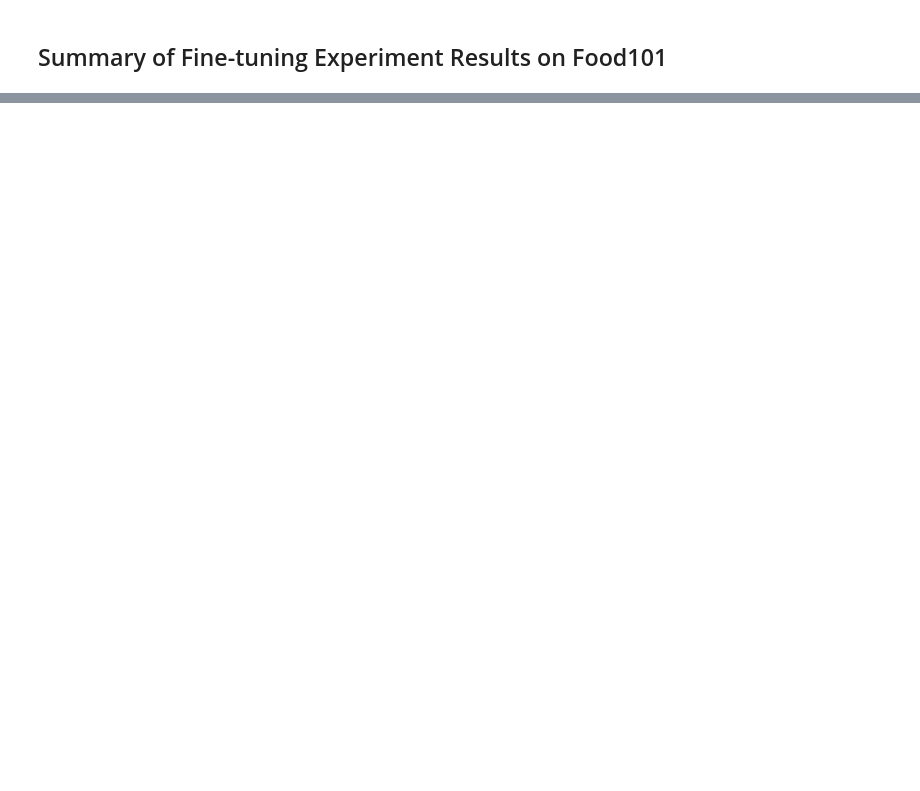
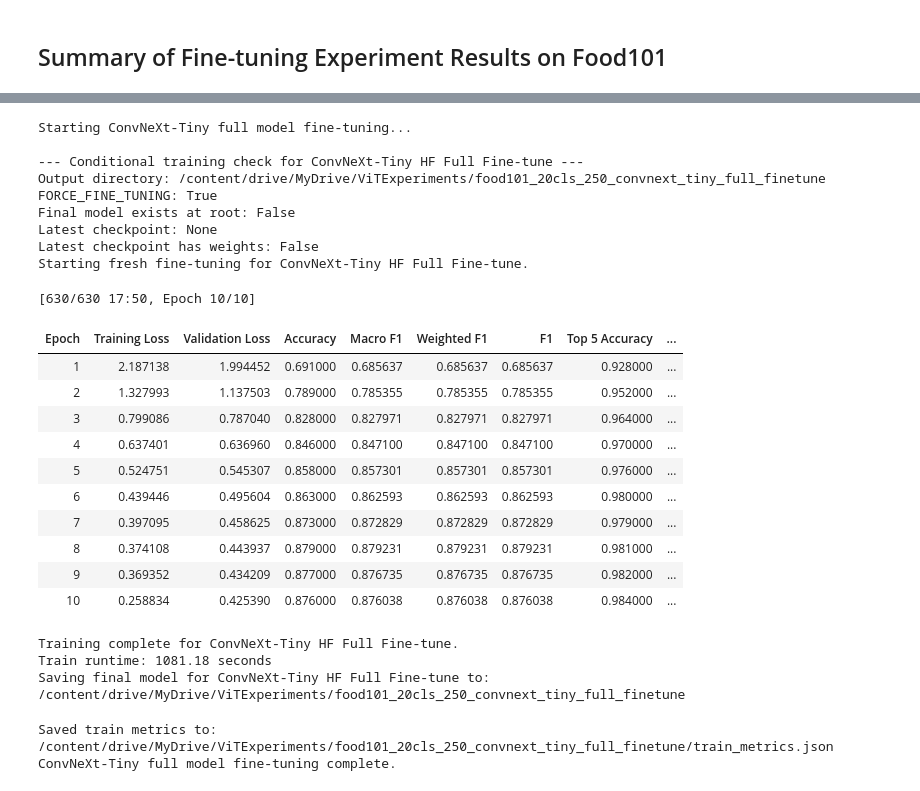
Before and after one commit to kasrasa/ViT-VLM-experiments, a Jupyter notebook: ViT_test.ipynb, the cells around one changed output, grey strips where cells are left out. Cells and saved outputs as stored; diff of their text form; code cells hidden in the pictures; blank space fills up the shorter version.

```diff
--- a/ViT_test.ipynb
+++ b/ViT_test.ipynb
@@ -1422,0 +2293,70 @@ display(results_df.round(4))
+# %%
+from transformers import TrainingArguments, Trainer
+
+# Define TrainingArguments for ConvNeXt-Tiny full fine-tuning
+training_args_convnext_hf = TrainingArguments(
+    output_dir="/content/drive/MyDrive/ViTExperiments/food101_20cls_250_convnext_tiny_full_finetune",
+    remove_unused_columns=False,
+    eval_strategy="epoch",
+    save_strategy="epoch",
+    learning_rate=1e-4,
+    per_device_train_batch_size=training_args_full.per_device_train_batch_size,
+    gradient_accumulation_steps=training_args_full.gradient_accumulation_steps,
+    per_device_eval_batch_size=training_args_full.per_device_eval_batch_size,
+    num_train_epochs=training_args_full.num_train_epochs,
+    warmup_steps=training_args_full.warmup_steps,
+    logging_steps=training_args_full.logging_steps,
+    run_name="food101_convnext_tiny_full_finetune",
+    load_best_model_at_end=True,
+    metric_for_best_model="accuracy",
+    push_to_hub=False,
+)
+
+# Initialize the Trainer for ConvNeXt-Tiny
+trainer_convnext_hf = Trainer(
+    model=convnext_model_hf,
+    args=training_args_convnext_hf,
+    data_collator=data_collator,
+    train_dataset=food_convnext["train"],
+    eval_dataset=food_convnext["test"],
+    processing_class=convnext_image_processor,
+    compute_metrics=compute_metrics,
+)
+
+print("Starting ConvNeXt-Tiny full model fine-tuning...")
+
+convnext_hf_full_train_time = conditional_train_model(
+    convnext_model_hf,
+    trainer_convnext_hf,
+    training_args_convnext_hf,
+    "ConvNeXt-Tiny HF Full Fine-tune"
+)
+
+print("ConvNeXt-Tiny full model fine-tuning complete.")
+# %% [output]
+Starting ConvNeXt-Tiny full model fine-tuning...
+
+--- Conditional training check for ConvNeXt-Tiny HF Full Fine-tune ---
+Output directory: /content/drive/MyDrive/ViTExperiments/food101_20cls_250_convnext_tiny_full_finetune
+FORCE_FINE_TUNING: True
+Final model exists at root: False
+Latest checkpoint: None
+Latest checkpoint has weights: False
+Starting fresh fine-tuning for ConvNeXt-Tiny HF Full Fine-tune.
+[630/630 17:50, Epoch 10/10]
+| Epoch | Training Loss | Validation Loss | Accuracy | Macro F1 | Weighted F1 | F1 | Top 5 Accuracy | ... |
+| 1 | 2.187138 | 1.994452 | 0.691000 | 0.685637 | 0.685637 | 0.685637 | 0.928000 | ... |
+| 2 | 1.327993 | 1.137503 | 0.789000 | 0.785355 | 0.785355 | 0.785355 | 0.952000 | ... |
+| 3 | 0.799086 | 0.787040 | 0.828000 | 0.827971 | 0.827971 | 0.827971 | 0.964000 | ... |
+| 4 | 0.637401 | 0.636960 | 0.846000 | 0.847100 | 0.847100 | 0.847100 | 0.970000 | ... |
+| 5 | 0.524751 | 0.545307 | 0.858000 | 0.857301 | 0.857301 | 0.857301 | 0.976000 | ... |
+| 6 | 0.439446 | 0.495604 | 0.863000 | 0.862593 | 0.862593 | 0.862593 | 0.980000 | ... |
+| 7 | 0.397095 | 0.458625 | 0.873000 | 0.872829 | 0.872829 | 0.872829 | 0.979000 | ... |
+| 8 | 0.374108 | 0.443937 | 0.879000 | 0.879231 | 0.879231 | 0.879231 | 0.981000 | ... |
+| 9 | 0.369352 | 0.434209 | 0.877000 | 0.876735 | 0.876735 | 0.876735 | 0.982000 | ... |
+| 10 | 0.258834 | 0.425390 | 0.876000 | 0.876038 | 0.876038 | 0.876038 | 0.984000 | ... |
+Training complete for ConvNeXt-Tiny HF Full Fine-tune.
+Train runtime: 1081.18 seconds
+Saving final model for ConvNeXt-Tiny HF Full Fine-tune to: /content/drive/MyDrive/ViTExperiments/food101_20cls_250_convnext_tiny_full_finetune
+Saved train metrics to: /content/drive/MyDrive/ViTExperiments/food101_20cls_250_convnext_tiny_full_finetune/train_metrics.json
+ConvNeXt-Tiny full model fine-tuning complete.
```
Also changed, not shown: parts of 28 cells of this notebook.
